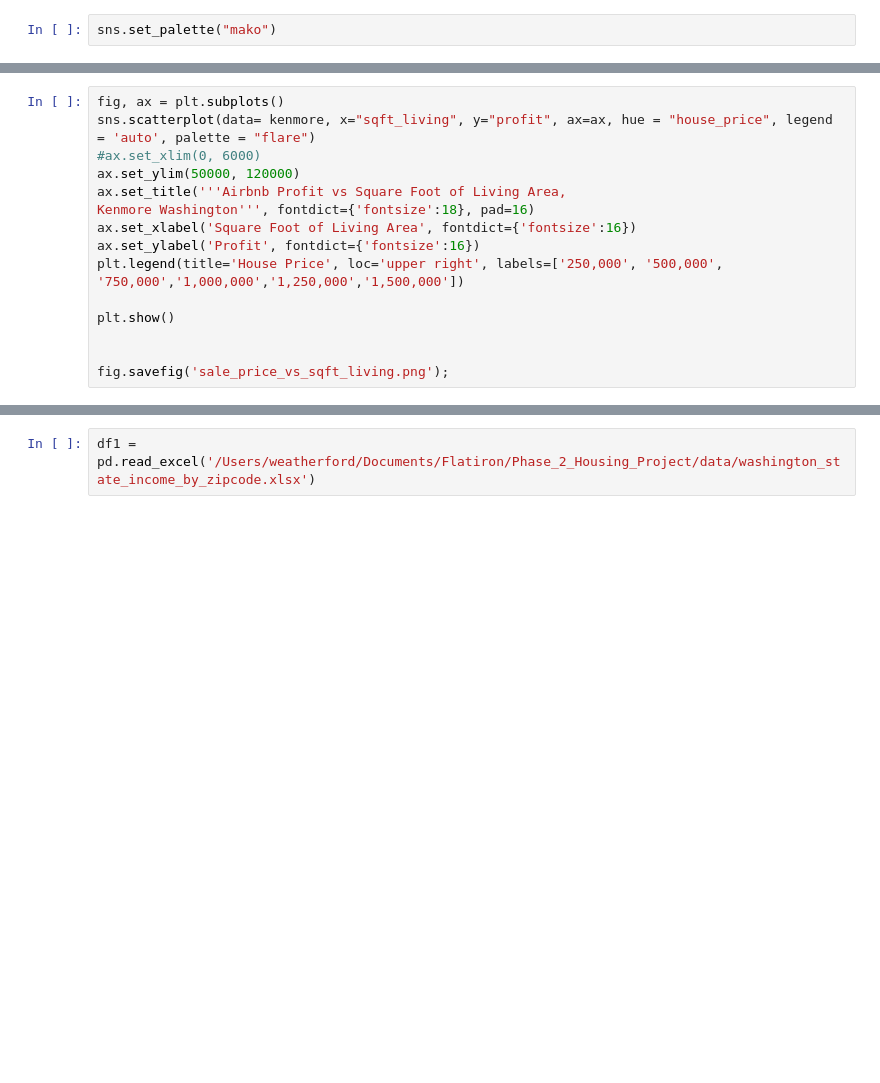
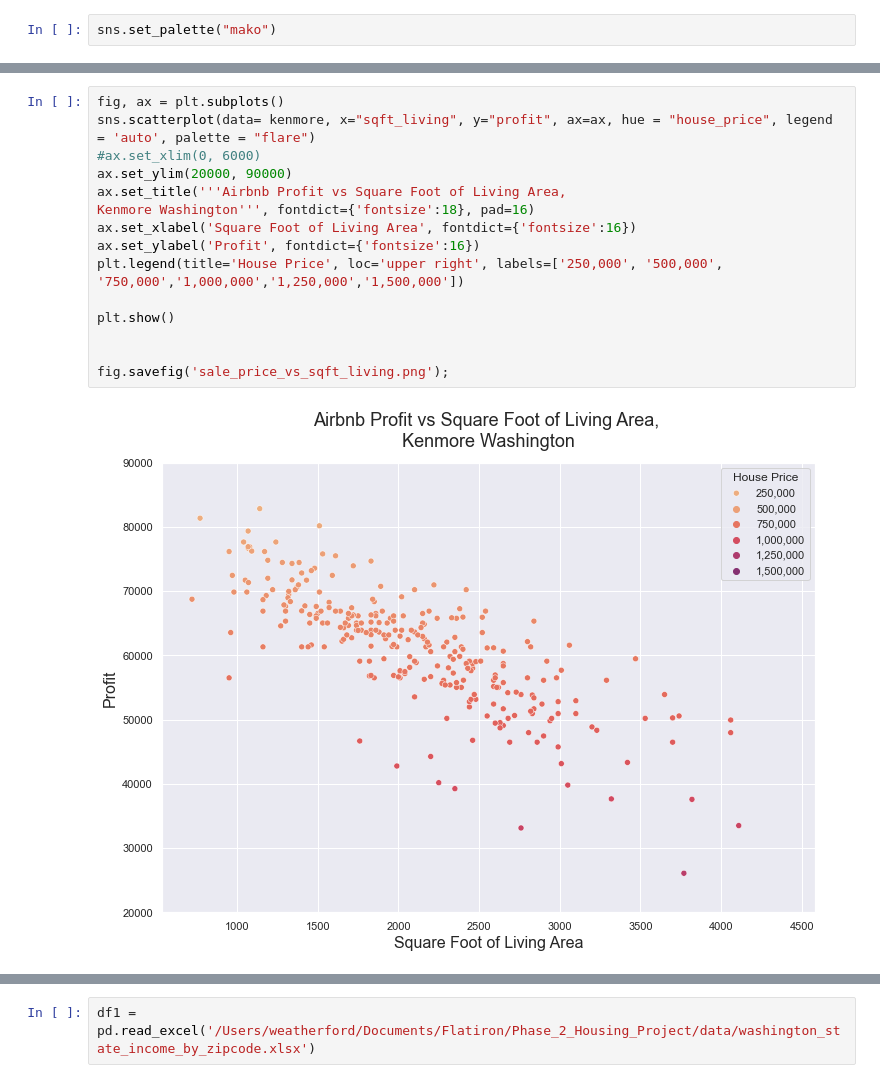
Before and after one commit to tweatherfordk/Linear-Regression-Housing-Model, a Jupyter notebook: Trystan/Airbnb Profitability Function.ipynb, the cells around one changed output, grey strips where cells are left out. Drawn from its saved outputs; the diff is of its cells as text; blank space fills up the shorter version.

```diff
--- a/Trystan/Airbnb Profitability Function.ipynb
+++ b/Trystan/Airbnb Profitability Function.ipynb
@@ -312,18 +356,20 @@ kenmore['house_price'].describe()
 # %%
 fig, ax = plt.subplots()
 sns.scatterplot(data= kenmore, x="sqft_living", y="profit", ax=ax, hue = "house_price", legend = 'auto', palette = "flare")
 #ax.set_xlim(0, 6000)
-ax.set_ylim(50000, 120000)
+ax.set_ylim(20000, 90000)
 ax.set_title('''Airbnb Profit vs Square Foot of Living Area,
 Kenmore Washington''', fontdict={'fontsize':18}, pad=16)
 ax.set_xlabel('Square Foot of Living Area', fontdict={'fontsize':16})
 ax.set_ylabel('Profit', fontdict={'fontsize':16})
 plt.legend(title='House Price', loc='upper right', labels=['250,000', '500,000', '750,000','1,000,000','1,250,000','1,500,000'])
 
 plt.show()
 
 
 fig.savefig('sale_price_vs_sqft_living.png');
+# %% [output]
+[figure, added]
 # %%
 X, y = seattle_df[['sqft_living']] , seattle_df[['profit']]
 
```
Also changed, not shown: parts of 42 cells of this notebook, 3 other files.
